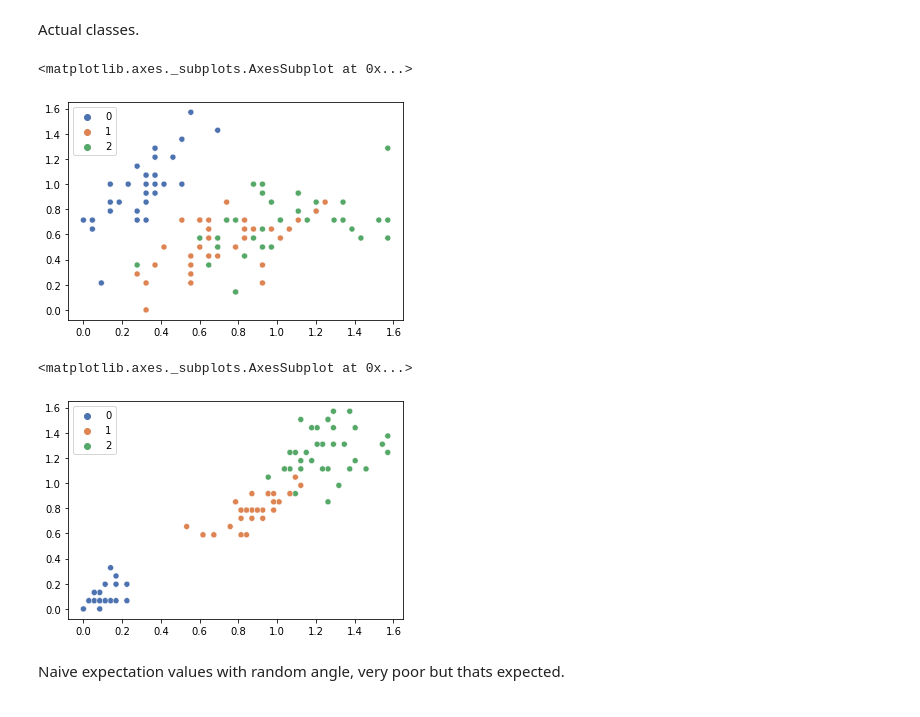
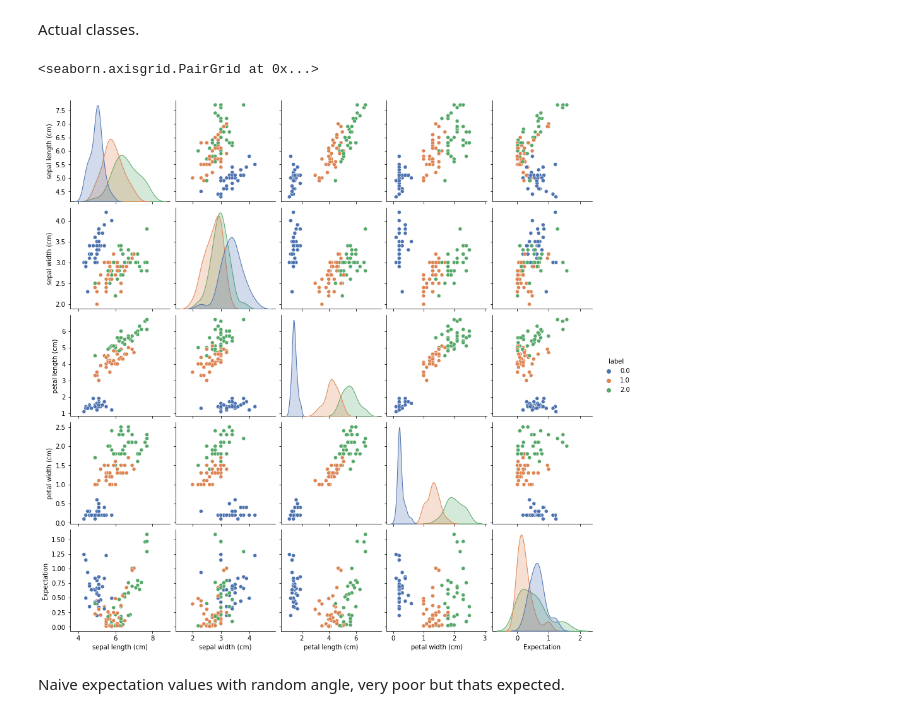
Before and after one commit to GeorgeWilliam1999/XAI-Project, a Jupyter notebook: Quantum_XAI.ipynb, the cells around one changed output. Cells and saved outputs as stored; diff of their text form; code cells hidden in the pictures.

```diff
--- a/Quantum_XAI.ipynb
+++ b/Quantum_XAI.ipynb
@@ -102,0 +126,4 @@ def half_pi_norm(data):
+# %%
+train_df[train_df.columns[:4]] -= train_df[train_df.columns[:4]].min()
+train_df[train_df.columns[:4]] /= train_df[train_df.columns[:4]].max()
+train_df[train_df.columns[:4]] *= np.pi/2
@@ -207,5 +258,5 @@ use pca on the components to see what the most important eigen vlaues/vectors ar
 # %%
-#Update |0000...00> to embedded values
-state_1 = pointwise_qubit_embedding(normed_train_data[0])
+#Update |0000...00> to embedded values using the first row of the training data.
+state_1 = pointwise_qubit_embedding(train_df.iloc[0][0:3])
 state_1.get_vector()
 # %% [output]
@@ -241,5 +287,5 @@ pred
 # %%
-def pred(x, U, theta):
+def get_expectation(x, U, theta):
   #define PQC
   circuit =  U()
   for i in range(circuit.get_parameter_count()):
@@ -275,20 +321,15 @@ def classi(exp):
 Below I visualise the naive predictions on the training data. Clearly the predictions are sub optimal.
 # %%
 predictions = []
-for i in range(len(normed_train_data)):
-  predictions.append(pred(normed_train_data[i],U,np.random.rand(7)))
-predictions
+for i in range(len(train_df)):
+  predictions.append(get_expectation(train_df.iloc[i][0:4],U,np.random.rand(7)))
+train_df.insert(4,'Expectation', predictions)
 # %% [markdown]
 Actual classes.
-# %%
-sns.scatterplot(data=normed_train_data, x=normed_train_data[:,0], y=normed_train_data[:,1], hue=y_train, palette="deep")
-# %% [output]
-<matplotlib.axes._subplots.AxesSubplot at 0x...>
-[figure, removed]
-# %%
-sns.scatterplot(data=normed_train_data, x=normed_train_data[:,2], y=normed_train_data[:,3], hue=y_train, palette="deep")
-# %% [output]
-<matplotlib.axes._subplots.AxesSubplot at 0x...>
-[figure, removed]
+# %%
+sns.pairplot(train_df, hue="label", palette = 'deep')
+# %% [output]
+<seaborn.axisgrid.PairGrid at 0x...>
+[figure, added]
 # %% [markdown]
 Naive expectation values with random angle, very poor but thats expected.
```
Also changed, not shown: parts of 53 cells of this notebook.
